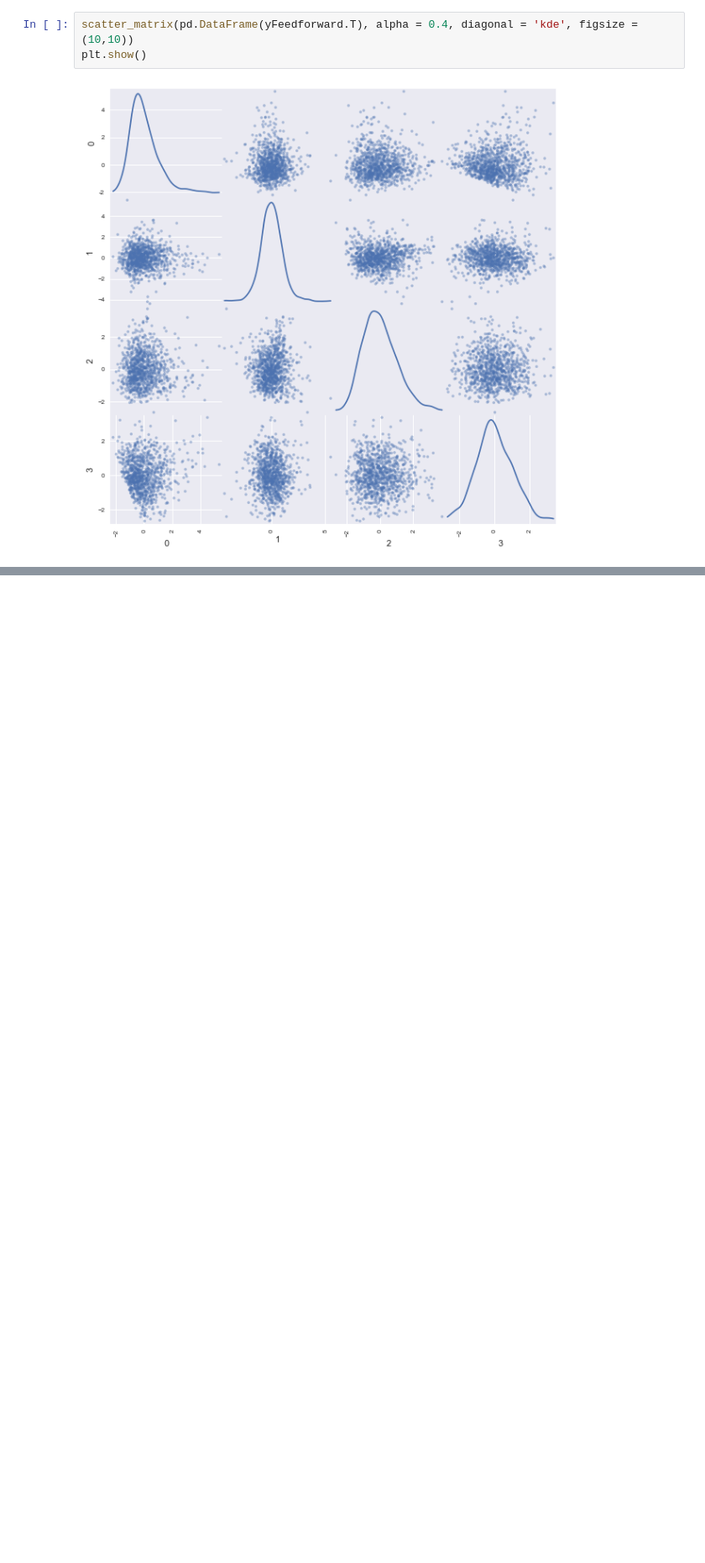
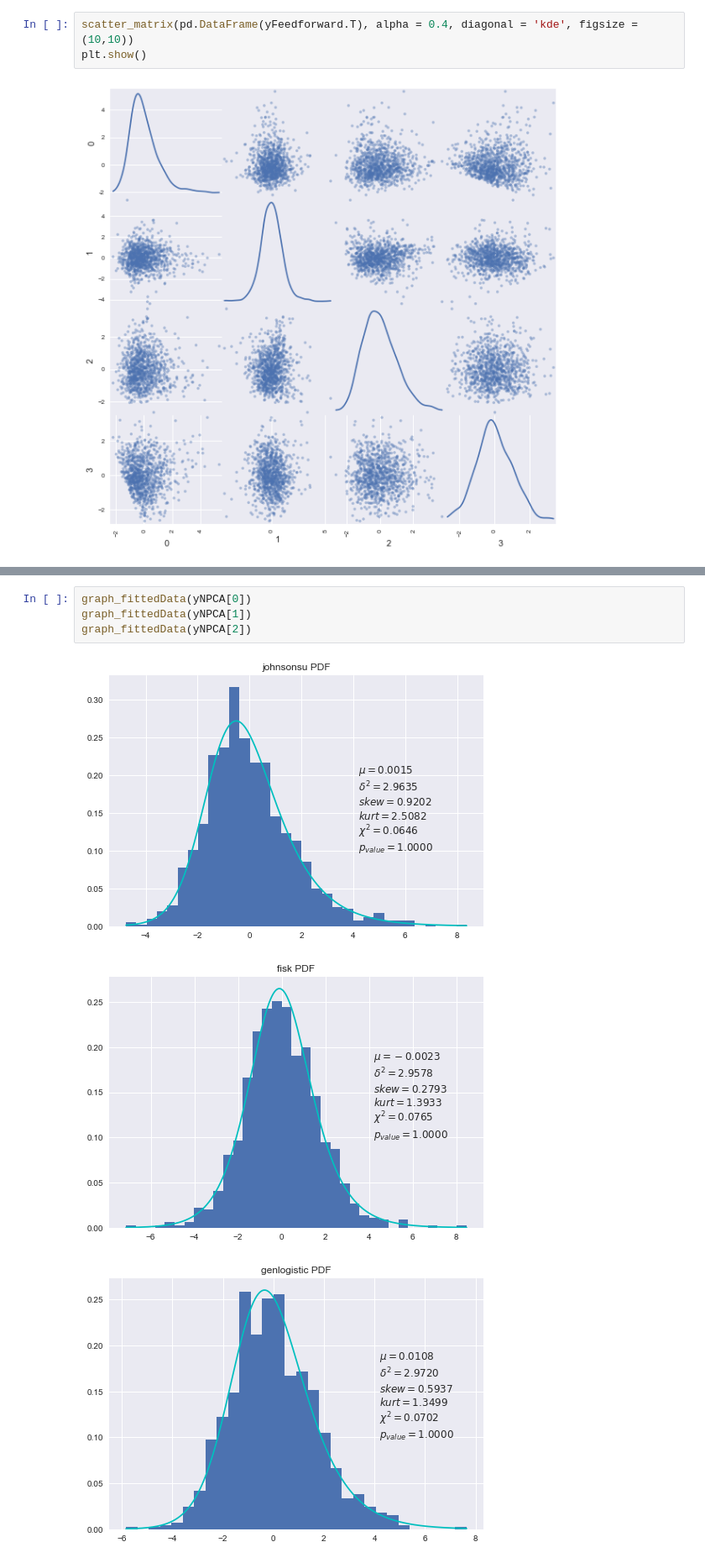
Before and after one commit to crucis/ICA, a Jupyter notebook: Exercicio 11 - 1000.ipynb, the cells around one changed output, grey strips where cells are left out. Shown at 84% size. Cells and saved outputs as stored; diff of their text form; blank space fills up the shorter version.

```diff
--- a/Exercicio 11 - 1000.ipynb
+++ b/Exercicio 11 - 1000.ipynb
@@ -120,0 +127,8 @@ plot_MutualInformation(mixtures, y = yFeedforward, KDE = True)
+# %%
+graph_fittedData(yNPCA[0])
+graph_fittedData(yNPCA[1])
+graph_fittedData(yNPCA[2])
+# %% [output]
+[figure, added]
+[figure, added]
+[figure, added]
```
Also changed, not shown: parts of 16 cells of this notebook, 6 other files.
